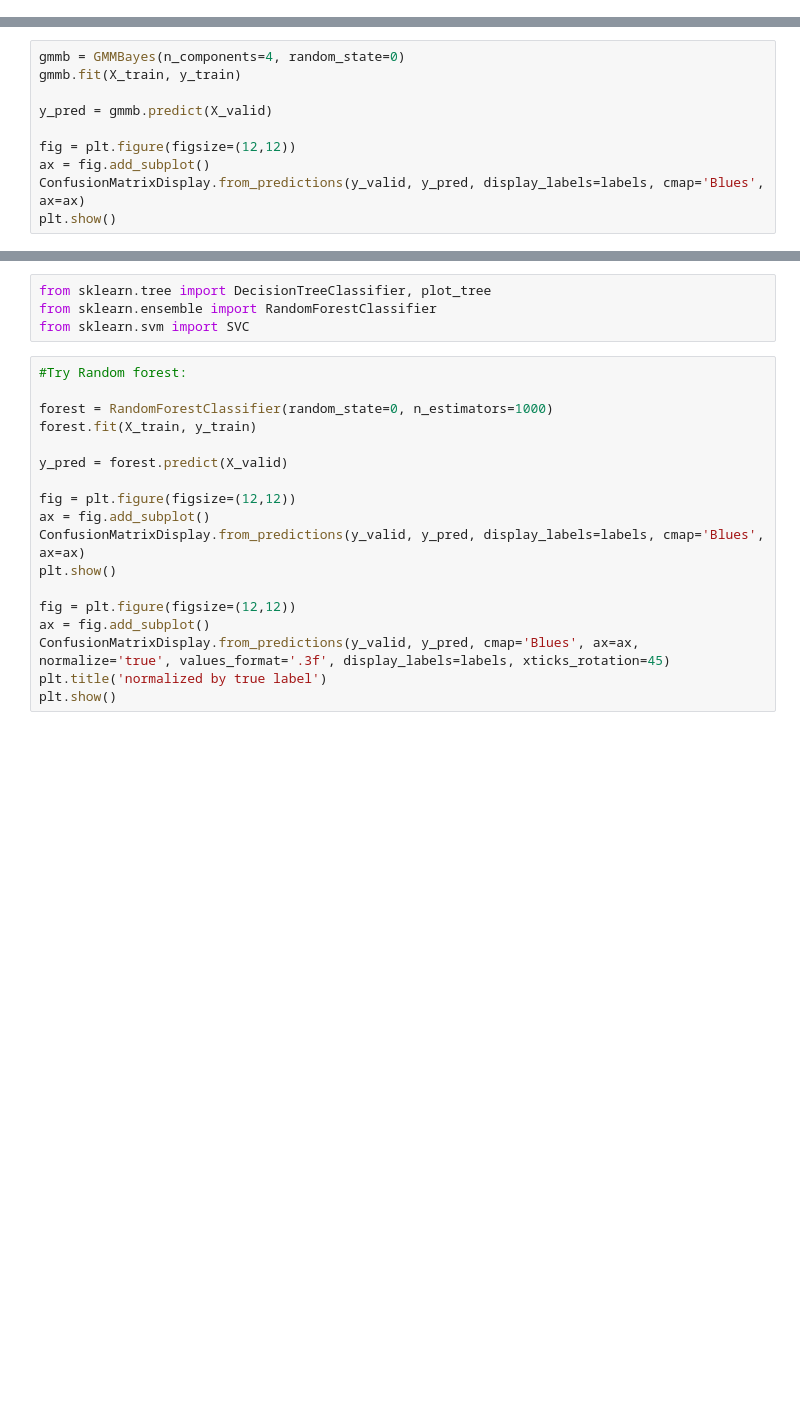
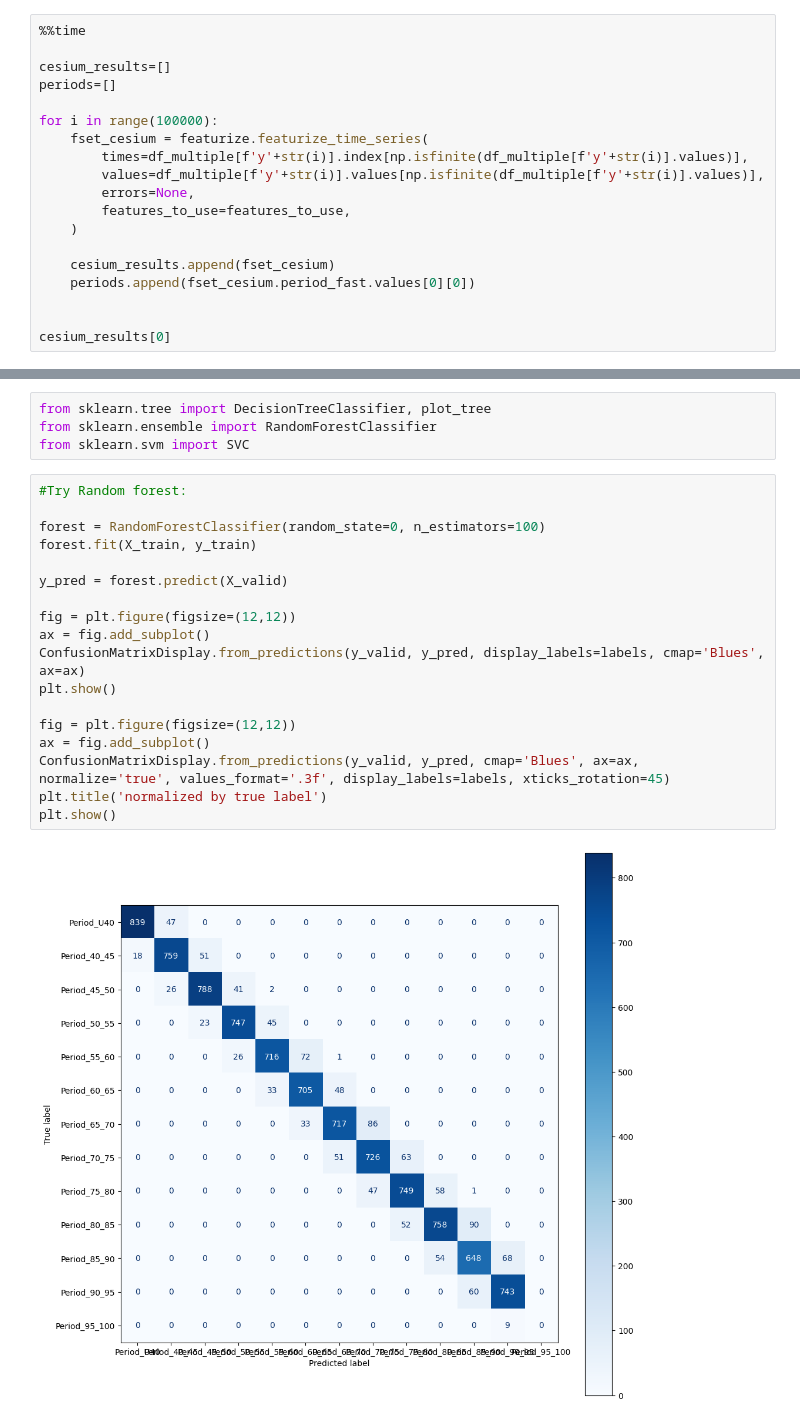
Before and after one commit to mmckay18/astr598_spr24_classification_repo, a Jupyter notebook: NOTEBOOKS/RF_Classifier.ipynb, the cells around one changed output, grey strips where cells are left out. Saved outputs shown, nothing was run; the diff lists cells and outputs as text; blank space fills up the shorter version.

```diff
--- a/NOTEBOOKS/RF_Classifier.ipynb
+++ b/NOTEBOOKS/RF_Classifier.ipynb
@@ -223,0 +203,19 @@ Wall time: 15min 52s
+# %%
+%%time
+
+cesium_results=[]
+periods=[]
+
+for i in range(100000):
+    fset_cesium = featurize.featurize_time_series(
+        times=df_multiple[f'y'+str(i)].index[np.isfinite(df_multiple[f'y'+str(i)].values)],
+        values=df_multiple[f'y'+str(i)].values[np.isfinite(df_multiple[f'y'+str(i)].values)],
+        errors=None,
+        features_to_use=features_to_use,
+    )
+
+    cesium_results.append(fset_cesium)
+    periods.append(fset_cesium.period_fast.values[0][0])
+
+
+cesium_results[0]
@@ -290,13 +290,3 @@ array([8., 5., 8., ..., 0., 1., 0.])
 y_valid
 # %% [output]
 array([8., 5., 9., ..., 0., 2., 0.])
-# %%
-gmmb = GMMBayes(n_components=4, random_state=0)
-gmmb.fit(X_train, y_train)
-
-y_pred = gmmb.predict(X_valid)
-
-fig = plt.figure(figsize=(12,12))
-ax = fig.add_subplot()
-ConfusionMatrixDisplay.from_predictions(y_valid, y_pred, display_labels=labels, cmap='Blues', ax=ax)
-plt.show()
@@ -319,18 +297,20 @@ from sklearn.svm import SVC
 # %%
 #Try Random forest:
 
-forest = RandomForestClassifier(random_state=0, n_estimators=1000)
+forest = RandomForestClassifier(random_state=0, n_estimators=100)
 forest.fit(X_train, y_train)
 
 y_pred = forest.predict(X_valid)
 
 fig = plt.figure(figsize=(12,12))
 ax = fig.add_subplot()
 ConfusionMatrixDisplay.from_predictions(y_valid, y_pred, display_labels=labels, cmap='Blues', ax=ax)
 plt.show()
 
 fig = plt.figure(figsize=(12,12))
 ax = fig.add_subplot()
 ConfusionMatrixDisplay.from_predictions(y_valid, y_pred, cmap='Blues', ax=ax, normalize='true', values_format='.3f', display_labels=labels, xticks_rotation=45)
 plt.title('normalized by true label')
 plt.show()
+# %% [output]
+[figure, added]
```
Also changed, not shown: parts of 55 cells of this notebook.
